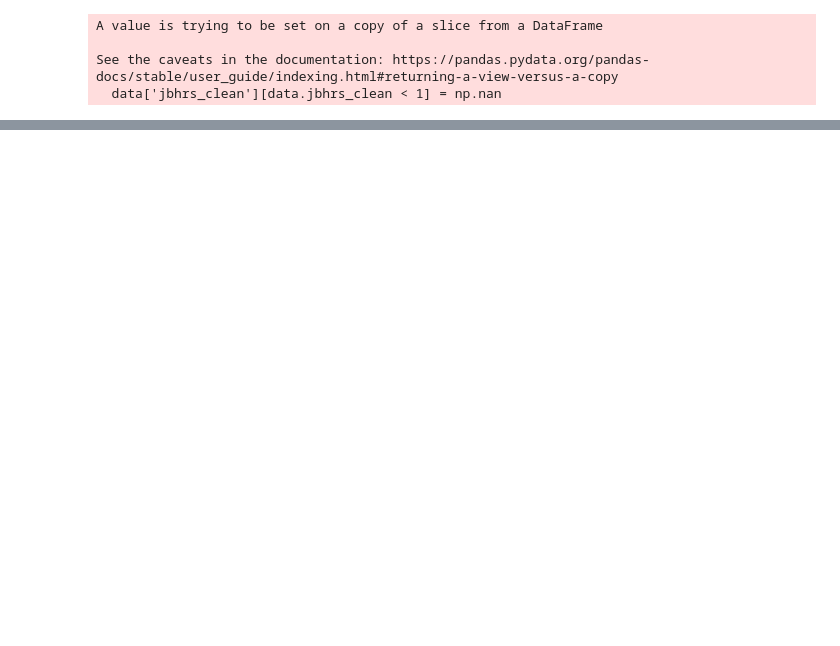
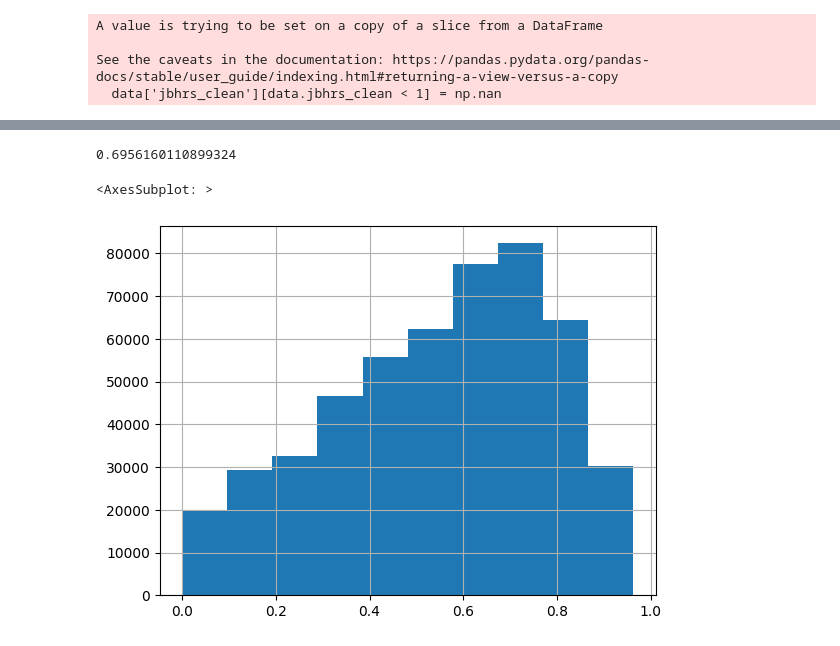
Before and after one commit to centre-for-care/costofcare, a Jupyter notebook: data_preparation.ipynb, the cells around one changed output, grey strips where cells are left out. Cells and saved outputs as stored; diff of their text form; code cells hidden in the pictures; blank space fills up the shorter version.

```diff
--- a/data_preparation.ipynb
+++ b/data_preparation.ipynb
@@ -84,0 +134,27 @@ control.to_csv('control.csv')
+# %%
+from sklearn.linear_model import LogisticRegression
+clf = LogisticRegression(random_state=0, max_iter=1000).fit(X_year, y_year)
+# %%
+df_year['prob_employed'] = [x[1] for x in clf.predict_proba(X_year)]
+# %%
+clf.score(X_year, y_year)
+# %% [output]
+0.6956160110899324
+# %%
+years = df.year.dropna().unique()
+# %%
+out = df[['pidp', 'year']]
+for year in years:
+    df_year = df[df.year==year][['pidp', 'year', 'employed', 'treated', 'dvage', 'sex_recoded', 'asian', 'black', 'mixed', 'other', 'high', 'middle', 'mastat_recoded']].dropna()
+    y_year = df_year['employed']
+    X_year = df_year[['treated', 'dvage', 'sex_recoded', 'asian', 'black', 'mixed', 'other', 'high', 'middle', 'mastat_recoded']]
+    clf = LogisticRegression(random_state=0, max_iter=1000).fit(X_year, y_year)
+    df_year['prob_employed'] = [x[1] for x in clf.predict_proba(X_year)]
+    out = out.merge(df_year[['pidp', 'year', 'prob_employed']], on=['pidp', 'year'], how='outer')
+out['prob_emp'] = out.iloc[:, 2:].sum(axis=1)
+out = out[['pidp', 'year', 'prob_emp']]
+# %%
+out.prob_emp.hist()
+# %% [output]
+<AxesSubplot: >
+[figure, added]
```
Also changed, not shown: parts of 27 cells of this notebook, 38 other files.
